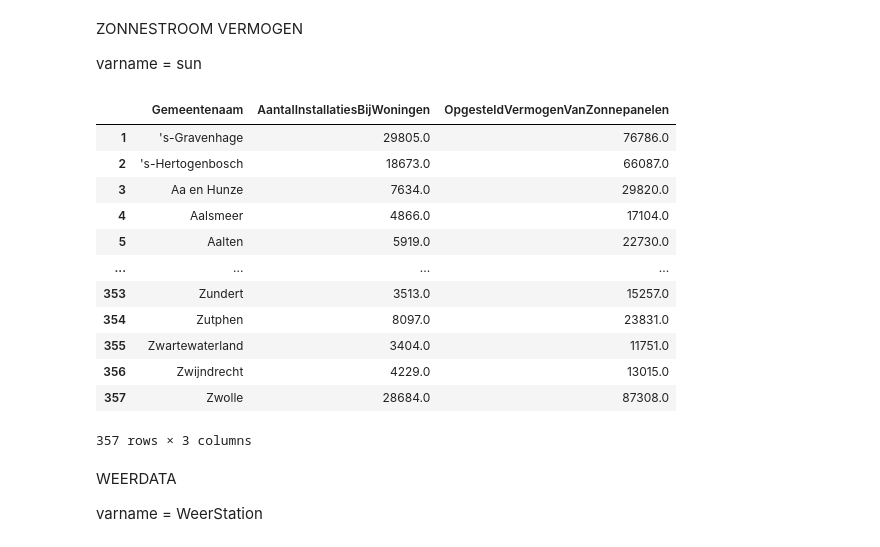
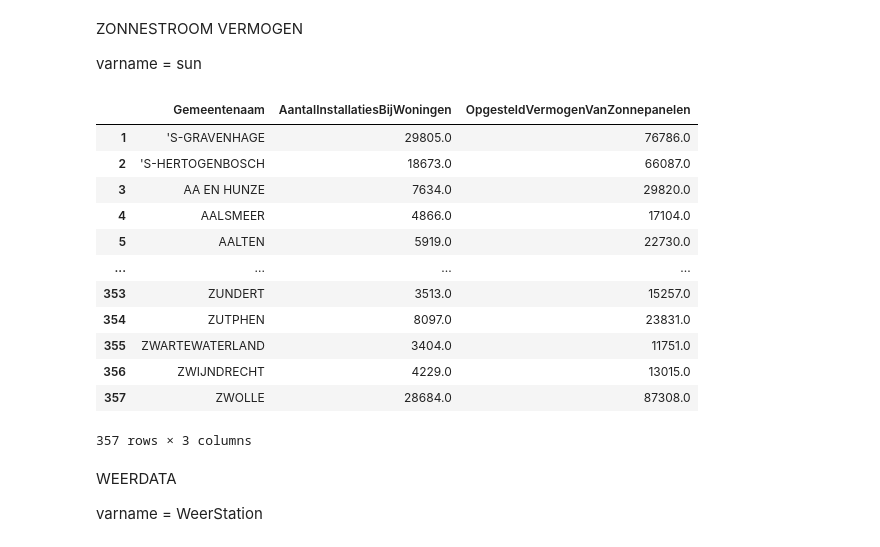
Before and after one commit to lucasnijder/2AMD20-group19, a Jupyter notebook: preprocessing.ipynb, the cells around one changed output. Drawn from its saved outputs; the diff is of its cells as text; code cells hidden in the pictures.

```diff
--- a/preprocessing.ipynb
+++ b/preprocessing.ipynb
@@ -239,34 +220,35 @@ varname = sun
 # %%
 urlSun = "https://raw.githubusercontent.com/lucasnijder/2AMD20-group19/main/1_source_data/zonnestroom%20vermogen%202019%20-%2085010NED_UntypedDataSet_21052022_134211.csv"
 dfSun = pd.read_csv(urlSun, header=0, encoding= "unicode_escape", sep =";" )
 
 columnRenaming_sun = {"Gemeentenaam_1":"Gemeentenaam",
                     "AantalInstallatiesBijWoningen_5":"AantalInstallatiesBijWoningen",
                     "OpgesteldVermogenVanZonnepanelen_6":"OpgesteldVermogenVanZonnepanelen"}
 columnsNecessary_sun = ["Gemeentenaam", "AantalInstallatiesBijWoningen" , "OpgesteldVermogenVanZonnepanelen"]
 
 preProcessed_sun = dfSun.rename(columnRenaming_sun, axis=1)
 preProcessed_sun = preProcessed_sun[columnsNecessary_sun]
 
 grouped_preProcessed_sun = preProcessed_sun.groupby(["Gemeentenaam"])[["AantalInstallatiesBijWoningen", "OpgesteldVermogenVanZonnepanelen"]].sum().reset_index()
 grouped_preProcessed_sun = grouped_preProcessed_sun[grouped_preProcessed_sun['Gemeentenaam'] != '                                        ']
 grouped_preProcessed_sun['Gemeentenaam'] = grouped_preProcessed_sun['Gemeentenaam'].str.strip()
+grouped_preProcessed_sun['Gemeentenaam'] = grouped_preProcessed_sun['Gemeentenaam'].apply(lambda x: x.upper())
 
 grouped_preProcessed_sun.to_csv('2_preprocessed_data/Sun.csv', index=False)
 grouped_preProcessed_sun
 # %% [output]
 |  | Gemeentenaam | AantalInstallatiesBijWoningen | OpgesteldVermogenVanZonnepanelen |
-| 1 | 's-Gravenhage | 29805.0 | 76786.0 |
-| 2 | 's-Hertogenbosch | 18673.0 | 66087.0 |
-| 3 | Aa en Hunze | 7634.0 | 29820.0 |
-| 4 | Aalsmeer | 4866.0 | 17104.0 |
-| 5 | Aalten | 5919.0 | 22730.0 |
+| 1 | 'S-GRAVENHAGE | 29805.0 | 76786.0 |
+| 2 | 'S-HERTOGENBOSCH | 18673.0 | 66087.0 |
+| 3 | AA EN HUNZE | 7634.0 | 29820.0 |
+| 4 | AALSMEER | 4866.0 | 17104.0 |
+| 5 | AALTEN | 5919.0 | 22730.0 |
 | ... | ... | ... | ... |
-| 353 | Zundert | 3513.0 | 15257.0 |
-| 354 | Zutphen | 8097.0 | 23831.0 |
-| 355 | Zwartewaterland | 3404.0 | 11751.0 |
-| 356 | Zwijndrecht | 4229.0 | 13015.0 |
-| 357 | Zwolle | 28684.0 | 87308.0 |
+| 353 | ZUNDERT | 3513.0 | 15257.0 |
+| 354 | ZUTPHEN | 8097.0 | 23831.0 |
+| 355 | ZWARTEWATERLAND | 3404.0 | 11751.0 |
+| 356 | ZWIJNDRECHT | 4229.0 | 13015.0 |
+| 357 | ZWOLLE | 28684.0 | 87308.0 |
 357 rows × 3 columns
 # %% [markdown]
 WEERDATA
```
Also changed, not shown: parts of 1 cell of this notebook, 4 other files.
